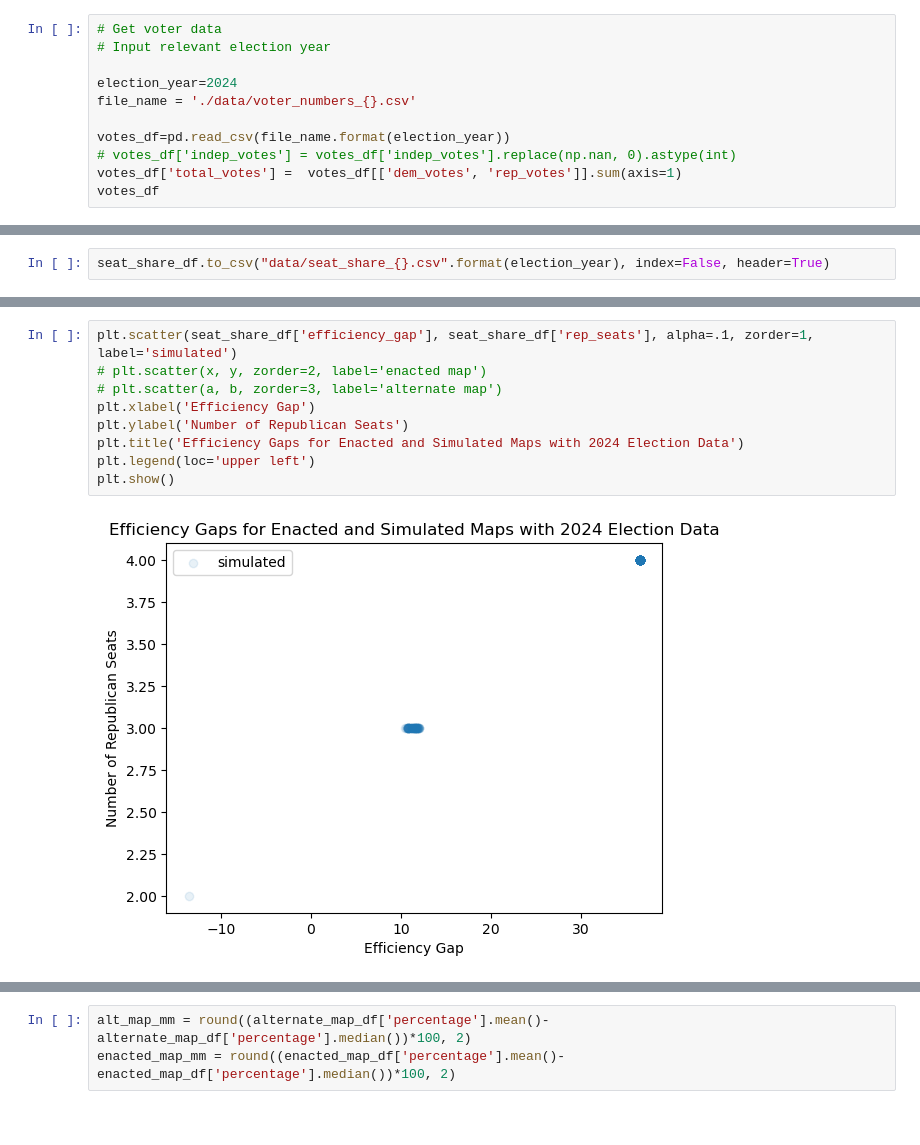
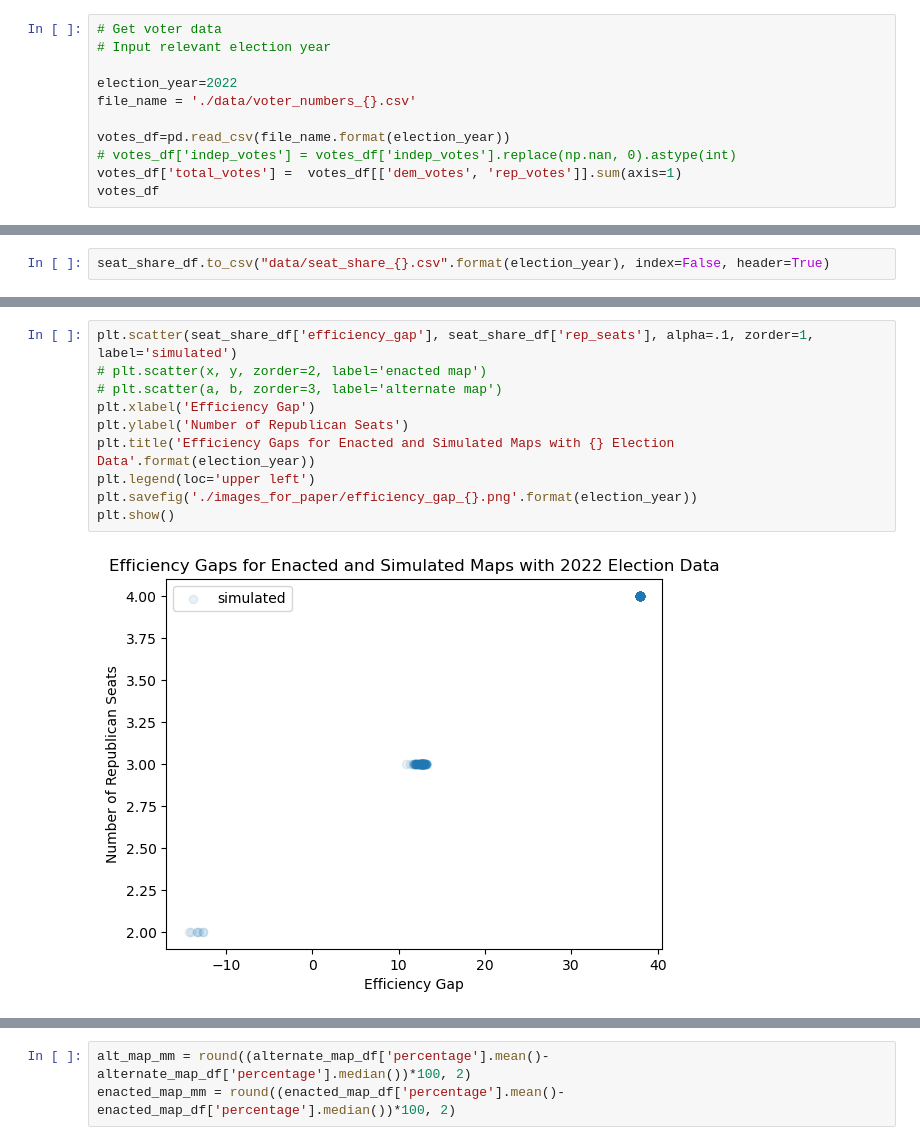
Before and after one commit to stefaniegwangphd/ia-redistricting, a Jupyter notebook: election_analysis.ipynb, the cells around one changed output, grey strips where cells are left out. Drawn from its saved outputs; the diff is of its cells as text.

```diff
--- a/election_analysis.ipynb
+++ b/election_analysis.ipynb
@@ -14,7 +18,7 @@ import math
 # Get voter data
 # Input relevant election year
 
-election_year=2024
+election_year=2022
 file_name = './data/voter_numbers_{}.csv'
 
 votes_df=pd.read_csv(file_name.format(election_year))
@@ -279,14 +283,15 @@ len(seat_share_df.loc[seat_share_df['dem_seats']>0])/260
 # %%
 plt.scatter(seat_share_df['efficiency_gap'], seat_share_df['rep_seats'], alpha=.1, zorder=1, label='simulated')
 # plt.scatter(x, y, zorder=2, label='enacted map')
 # plt.scatter(a, b, zorder=3, label='alternate map')
 plt.xlabel('Efficiency Gap')
 plt.ylabel('Number of Republican Seats')
-plt.title('Efficiency Gaps for Enacted and Simulated Maps with 2024 Election Data')
+plt.title('Efficiency Gaps for Enacted and Simulated Maps with {} Election Data'.format(election_year))
 plt.legend(loc='upper left')
+plt.savefig('./images_for_paper/efficiency_gap_{}.png'.format(election_year))
 plt.show()
 # %% [output]
-[figure, old version]
+[figure, new version]
 # %%
 # boxplot separated by Republican seat share
 # Need to label axes and add title
```
Also changed, not shown: parts of 13 cells of this notebook, 5 other files.
